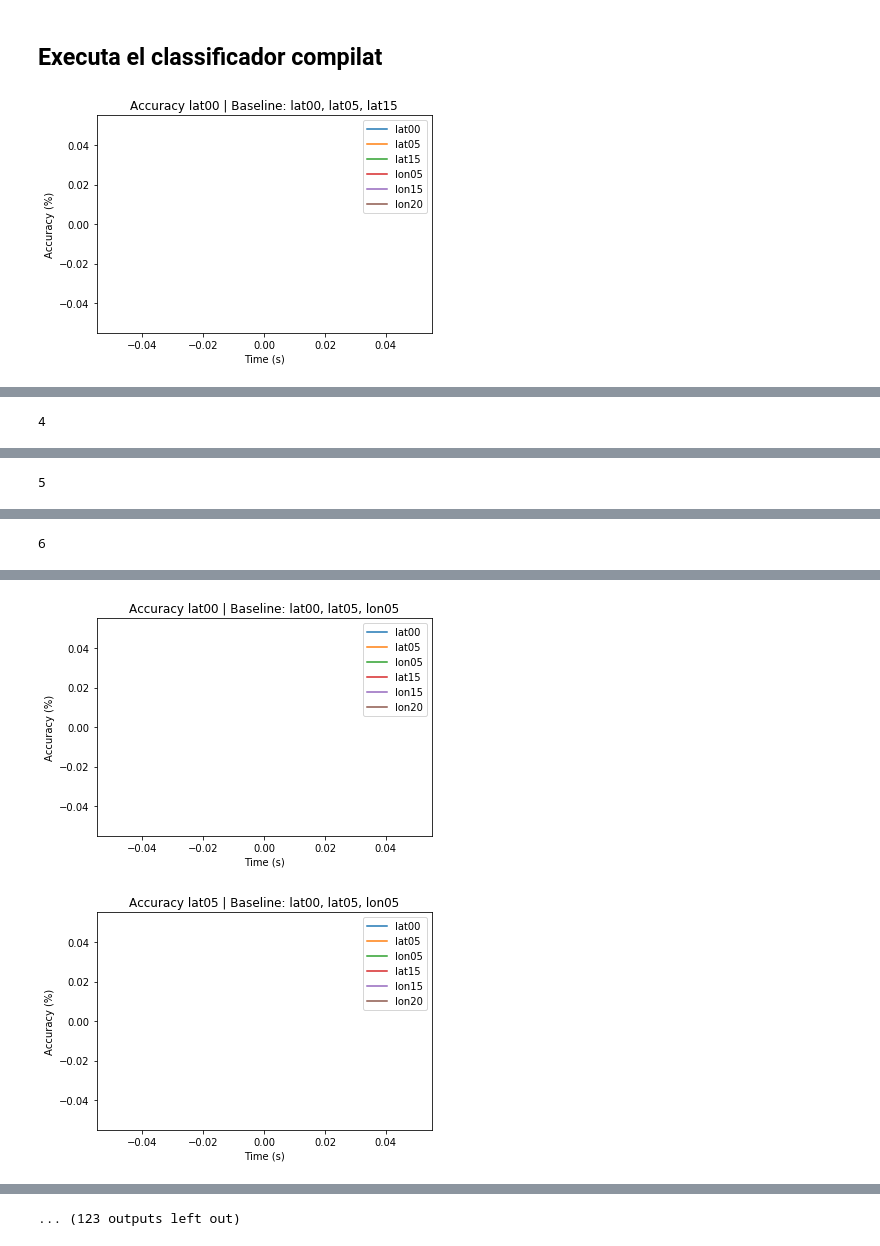
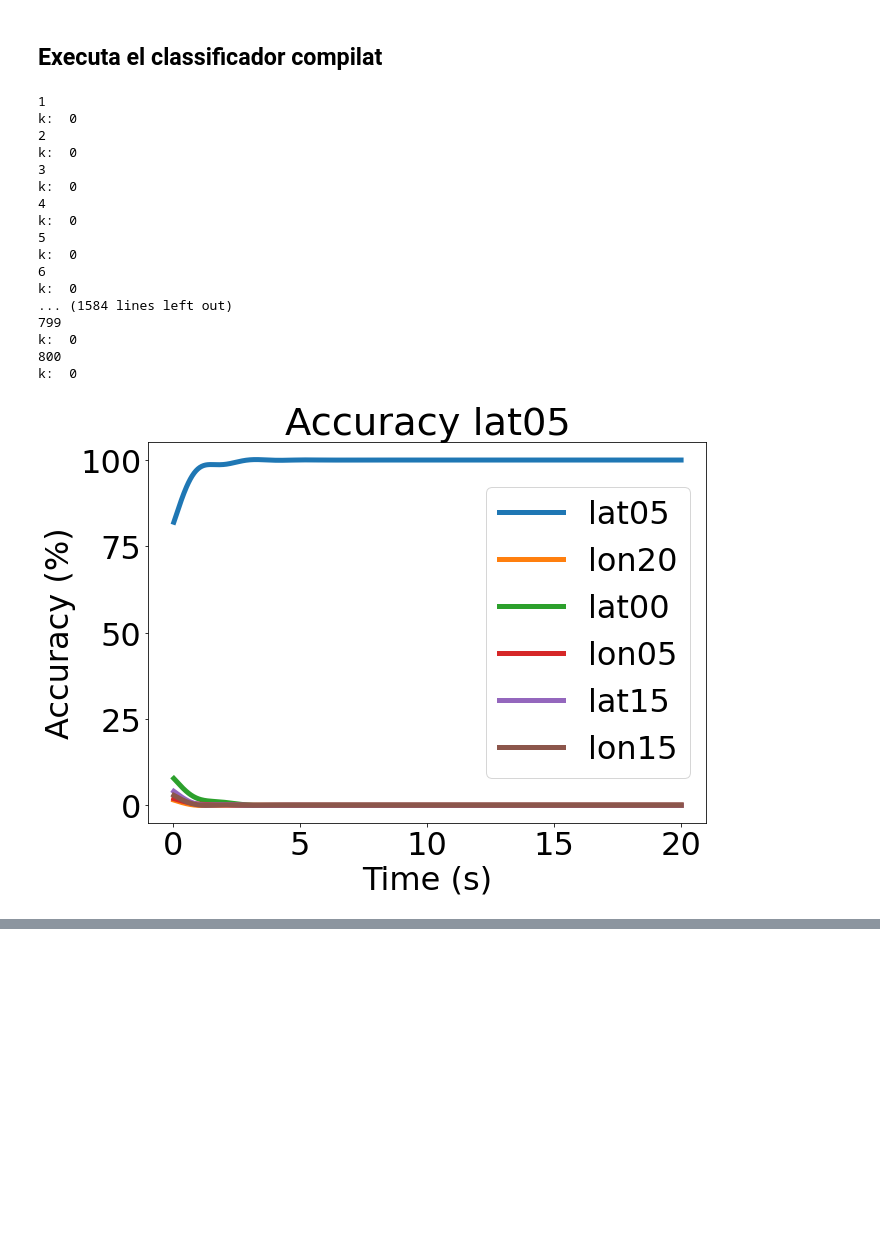
Before and after one commit to davidmiralles/Naive_Bayes_Classifier, a Jupyter notebook: bayes.ipynb, the cells around one changed output, grey strips where cells are left out. Saved outputs shown, nothing was run; the diff lists cells and outputs as text; code cells hidden in the pictures; blank space fills up the shorter version.

```diff
--- a/bayes.ipynb
+++ b/bayes.ipynb
@@ -140,9 +140,9 @@ def get_accuracy(states_dict, max_iter, path, generate_tags_over_time, figures,
             continue
 
         figure = filename.split('_')[0]
-        dictionaries = laplace_smoothing(states_dict, path + filename)
+        dictionaries = laplace_smoothing(states_dict, path + '/' + filename)
 
-        file = open(path + filename,'r')
+        file = open(path + '/' + filename,'r')
         lines = file.readlines()
 
         if max_iter > len(lines):
@@ -590,7 +590,7 @@ N = 6
 #sampling frequency
 fs = 40
 #cutoff frequency
-fc = 0.1
+fc = 0.5
 #Wn = fc/(fs/2)
 Wn = fc/(fs/2)
 
@@ -690,9 +690,12 @@ def classify(directories, min_fragment_size, max_fragment_size, generate_tags_ov
 
         for h_acc in hist_acc:
             t = 0
+            plt.figure(figsize=(10,7))
+            plt.rcParams.update({'font.size': 32})
+
             for obj_acc in h_acc:
                 filtered = sg.filtfilt(b, a, obj_acc)
-                plt.plot(x_ticks,filtered)
+                plt.plot(x_ticks, filtered, linewidth=5)
                 if t == f:
                     accu.append(obj_acc)
                 t += 1
@@ -701,7 +704,8 @@ def classify(directories, min_fragment_size, max_fragment_size, generate_tags_ov
             plt.xlabel('Time (s)')
             plt.legend(figures)
             plt.title('Accuracy ' + figures[f])
-            plt.savefig(figures[f] + '.png',dpi=600)
+            plt.savefig(figures[f] + '.png', bbox_inches='tight', dpi=600)
+            plt.savefig(figures[f] + '.svg', bbox_inches='tight', dpi=600)
             plt.show()
             f += 1
 # %% [markdown]
@@ -739,39 +743,58 @@ directories = ["dataset_lowvi - 4 class/1", \
                "dataset_baseline_2figures/10", "dataset_baseline_2figures/11", "dataset_baseline_2figures/12", \
                "dataset_baseline_2figures/13", "dataset_baseline_2figures/14", "dataset_baseline_2figures/15"]'''
 
-directories = ["dataset_baseline_3figures/1", "dataset_baseline_3figures/2", "dataset_baseline_3figures/3", \
+'''directories = ["dataset_baseline_3figures/1", "dataset_baseline_3figures/2", "dataset_baseline_3figures/3", \
                "dataset_baseline_3figures/4", "dataset_baseline_3figures/5", "dataset_baseline_3figures/6", \
                "dataset_baseline_3figures/7", "dataset_baseline_3figures/8", "dataset_baseline_3figures/9", \
                "dataset_baseline_3figures/10", "dataset_baseline_3figures/11", "dataset_baseline_3figures/12", \
-               "dataset_baseline_3figures/13", "dataset_baseline_3figures/14", "dataset_baseline_3figures/15"]
+               "dataset_baseline_3figures/13", "dataset_baseline_3figures/14", "dataset_baseline_3figures/15"]'''
 
 '''directories = ["dataset_baseline_4figures/1", "dataset_baseline_4figures/2", "dataset_baseline_4figures/3", \
                "dataset_baseline_4figures/4", "dataset_baseline_4figures/5", "dataset_baseline_4figures/6", \
                "dataset_baseline_4figures/7", "dataset_baseline_4figures/8", "dataset_baseline_4figures/9", \
                "dataset_baseline_4figures/10", "dataset_baseline_4figures/11", "dataset_baseline_4figures/12", \
                "dataset_baseline_4figures/13", "dataset_baseline_4figures/14", "dataset_baseline_4figures/15"]'''
 
 #directories = ["dataset_lowvi"]
 
+directories = ["datasets/dataset_clean"]
+
 min_fragment_size = 1
-max_fragment_size = 320
+max_fragment_size = 800
 generate_tags_over_time = False
 print_percentages = True
 
 #Clean results
 res_dir = 'results'
 class_dir = 'results/classification'
 perc_dir = 'results/percentages'
 if os.path.exists(res_dir):
     shutil.rmtree(res_dir)
 os.mkdir(res_dir)
 os.mkdir(class_dir)
 os.mkdir(perc_dir)
 
 if (min_fragment_size != max_fragment_size) and generate_tags_over_time == True:
     print('Error! Tags can only be computed for a specific fragment size (min = max).')
     print('Remember that if (max_fragment_size < 12000/2 + 1) multiple classification batches will be generated')
 else:
     classify(directories, min_fragment_size, max_fragment_size, generate_tags_over_time, print_percentages)
 # %% [output]
+1
+k:  0
+2
+k:  0
+3
+k:  0
+4
+k:  0
+5
+k:  0
+6
+k:  0
+... (1584 lines left out)
+799
+k:  0
+800
+k:  0
-[figure, old version]
+[figure, new version]
@@ -780 +802,0 @@ else:
-4
@@ -782 +803,0 @@ else:
-5
@@ -784 +804,0 @@ else:
-6
@@ -786,2 +805,0 @@ else:
-[figure, removed]
-[figure, removed]
@@ -789 +805,0 @@ else:
-... (123 outputs left out)
```
Also changed, not shown: parts of 2 cells of this notebook, 19 other files.
